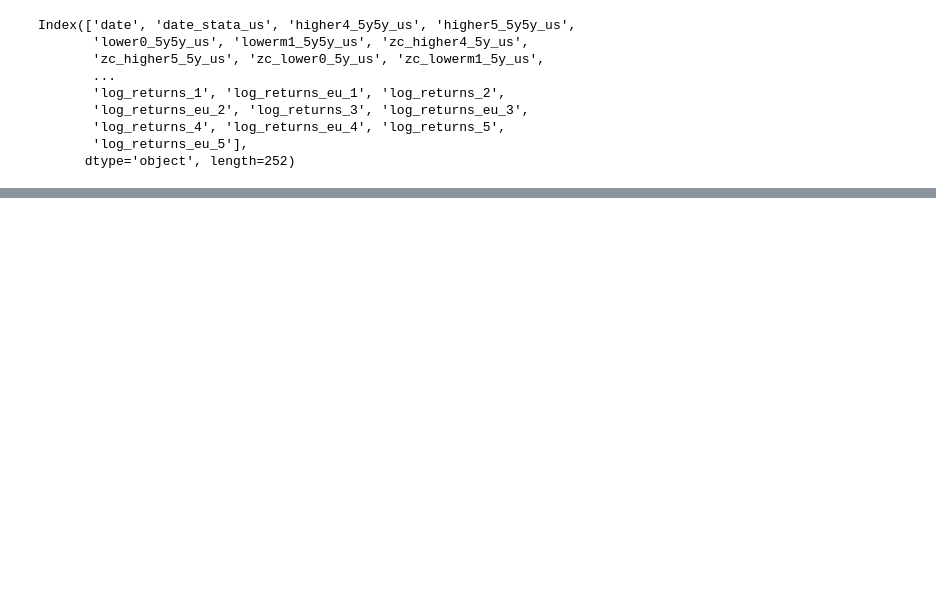
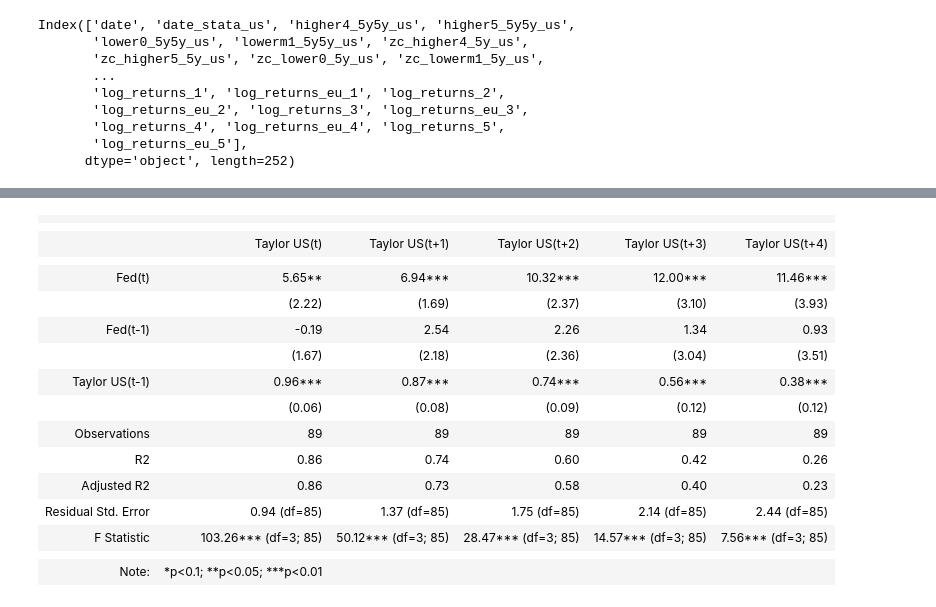
Before and after one commit to KyleNabors/Central-Bank-FinBERT-Analysis, a Jupyter notebook: Sentiment Graphs and Regressions.ipynb, the cells around one changed output, grey strips where cells are left out. Drawn from its saved outputs; the diff is of its cells as text; code cells hidden in the pictures; blank space fills up the shorter version.

Commit message:
Fixed Meeting Break Regressions

```diff
--- a/Sentiment Graphs and Regressions.ipynb
+++ b/Sentiment Graphs and Regressions.ipynb
@@ -2725,0 +823,67 @@ Financial Stress Index Regressed on Fed Minutes Sentiment
+# %%
+# Define the independent variables for each regression
+x = [
+    "taylor_1",
+    "fed_minutes",
+    "fed_minutes_lag_1",
+]
+
+yvar0 = "taylor_forward_0"
+yvar1 = "taylor_forward_1"
+yvar2 = "taylor_forward_2"
+yvar3 = "taylor_forward_3"
+yvar4 = "taylor_forward_4"
+
+# Prepare the exogenous variables for each regression
+exog0 = sm.add_constant(sentiment[x]).dropna()
+exog1 = sm.add_constant(sentiment[x]).dropna()
+exog2 = sm.add_constant(sentiment[x]).dropna()
+exog3 = sm.add_constant(sentiment[x]).dropna()
+exog4 = sm.add_constant(sentiment[x]).dropna()
+
+# Fit the regression models
+reg0 = sm.OLS(endog=sentiment[yvar0].loc[exog0.index], exog=exog0).fit(cov_type="HC0")
+reg1 = sm.OLS(endog=sentiment[yvar1].loc[exog1.index], exog=exog1).fit(cov_type="HC0")
+reg2 = sm.OLS(endog=sentiment[yvar2].loc[exog2.index], exog=exog2).fit(cov_type="HC0")
+reg3 = sm.OLS(endog=sentiment[yvar3].loc[exog3.index], exog=exog3).fit(cov_type="HC0")
+reg4 = sm.OLS(endog=sentiment[yvar4].loc[exog4.index], exog=exog4).fit(cov_type="HC0")
+
+# Create the Stargazer object
+stargazer = Stargazer([reg0, reg1, reg2, reg3, reg4])
+
+# Customize the Stargazer output
+stargazer.title("Taylor Rule US Regressed on FOMC Minute Sentiment")
+stargazer.custom_columns(
+    [
+        "Taylor US(t)",
+        "Taylor US(t+1)",
+        "Taylor US(t+2)",
+        "Taylor US(t+3)",
+        "Taylor US(t+4)",
+    ]
+)
+stargazer.show_model_numbers(False)
+stargazer.significant_digits(3)
+stargazer.covariate_order(
+    [
+        "fed_minutes",
+        "fed_minutes_lag_1",
+        "taylor_1",
+    ]
+)
+stargazer.rename_covariates(
+    {
+        "fed_minutes": "Fed(t)",
+        "fed_minutes_lag_1": "Fed(t-1)",
+        "taylor_1": "Taylor US(t-1)",
+    }
+)
+stargazer.significant_digits(2)
+# Display the Stargazer output
+display(HTML(stargazer.render_html()))
+
+# Modify the LaTeX output to remove all \\[-1.8ex]
+latex_output = stargazer.render_latex().replace("\\[-1.8ex]", "")
+latex_output = latex_output.replace("!htbp", "H")
+print(latex_output)
+# %% [output]
@@ -2725,0 +891,17 @@ Financial Stress Index Regressed on Fed Minutes Sentiment
+|  |  |  |  |  |  |
+|  |
+|  | Taylor US(t) | Taylor US(t+1) | Taylor US(t+2) | Taylor US(t+3) | Taylor US(t+4) |
+|  |  |  |  |  |  |
+| Fed(t) | 5.65** | 6.94*** | 10.32*** | 12.00*** | 11.46*** |
+|  | (2.22) | (1.69) | (2.37) | (3.10) | (3.93) |
+| Fed(t-1) | -0.19 | 2.54 | 2.26 | 1.34 | 0.93 |
+|  | (1.67) | (2.18) | (2.36) | (3.04) | (3.51) |
+| Taylor US(t-1) | 0.96*** | 0.87*** | 0.74*** | 0.56*** | 0.38*** |
+|  | (0.06) | (0.08) | (0.09) | (0.12) | (0.12) |  |  |  |  |  |  |
+| Observations | 89 | 89 | 89 | 89 | 89 |
+| R2 | 0.86 | 0.74 | 0.60 | 0.42 | 0.26 |
+| Adjusted R2 | 0.86 | 0.73 | 0.58 | 0.40 | 0.23 |
+| Residual Std. Error | 0.94 (df=85) | 1.37 (df=85) | 1.75 (df=85) | 2.14 (df=85) | 2.44 (df=85) |
+| F Statistic | 103.26*** (df=3; 85) | 50.12*** (df=3; 85) | 28.47*** (df=3; 85) | 14.57*** (df=3; 85) | 7.56*** (df=3; 85) |
+|  |  |  |  |  |  |
+| Note: | *p<0.1; **p<0.05; ***p<0.01 |  |  |  |  |
```
Also changed, not shown: parts of 53 cells of this notebook, 3 other files.
